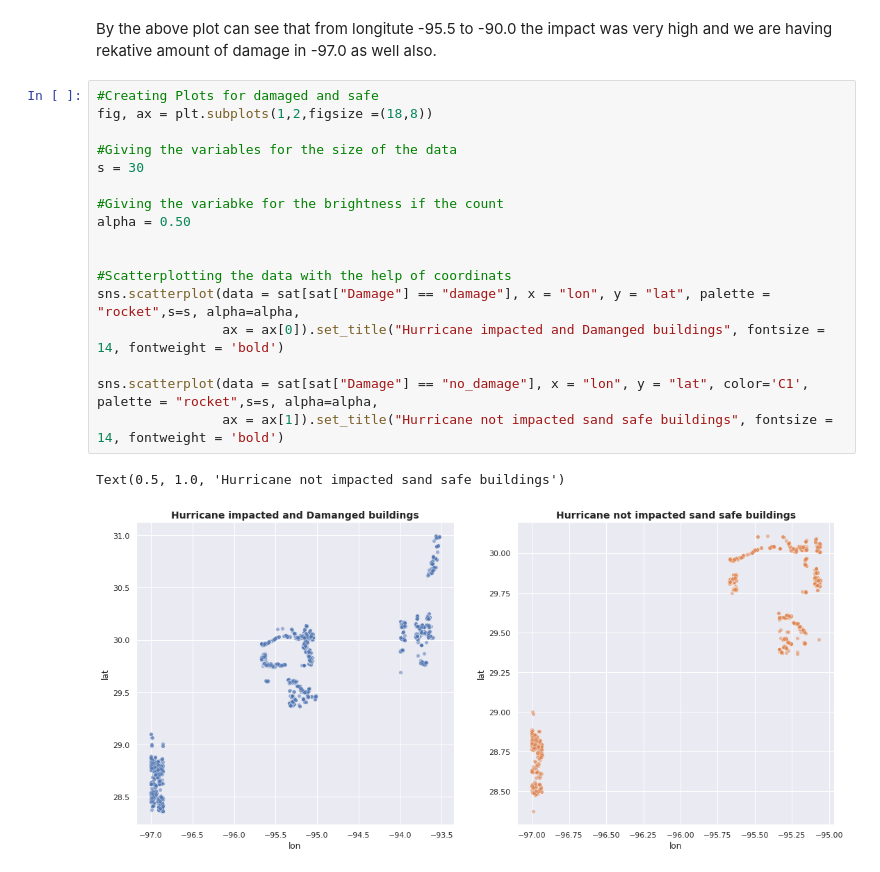
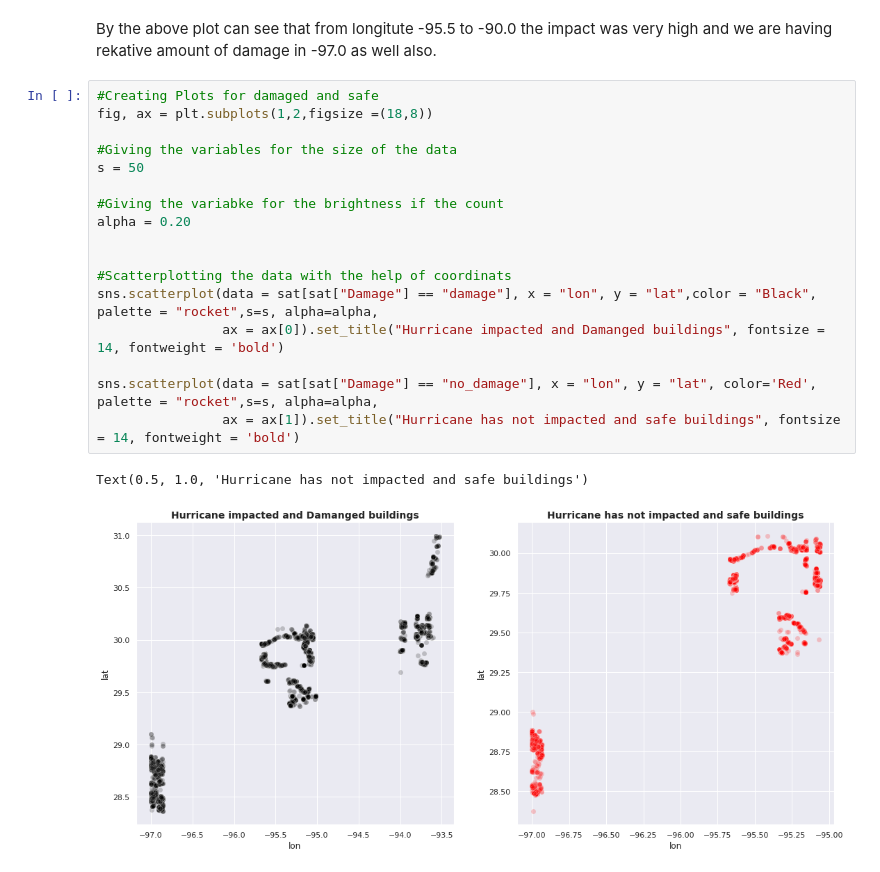
Before and after one commit to harimadhavan2000/AI2_P2, a Jupyter notebook: Univ_ai_Project_.ipynb, the cells around one changed output. Cells and saved outputs as stored; diff of their text form.

Commit message:
EDA for the satellite imagery to classify the structural Damage caused by the Hurricane

```diff
--- a/Univ_ai_Project_.ipynb
+++ b/Univ_ai_Project_.ipynb
@@ -191,20 +191,20 @@ By the above plot can see that from longitute -95.5 to -90.0 the impact was very
 # %%
 #Creating Plots for damaged and safe
 fig, ax = plt.subplots(1,2,figsize =(18,8))
 
 #Giving the variables for the size of the data
-s = 30
+s = 50
 
 #Giving the variabke for the brightness if the count
-alpha = 0.50
+alpha = 0.20
 
 
 #Scatterplotting the data with the help of coordinats
-sns.scatterplot(data = sat[sat["Damage"] == "damage"], x = "lon", y = "lat", palette = "rocket",s=s, alpha=alpha,
+sns.scatterplot(data = sat[sat["Damage"] == "damage"], x = "lon", y = "lat",color = "Black", palette = "rocket",s=s, alpha=alpha,
                 ax = ax[0]).set_title("Hurricane impacted and Damanged buildings", fontsize = 14, fontweight = 'bold')
 
-sns.scatterplot(data = sat[sat["Damage"] == "no_damage"], x = "lon", y = "lat", color='C1', palette = "rocket",s=s, alpha=alpha,
-                ax = ax[1]).set_title("Hurricane not impacted sand safe buildings", fontsize = 14, fontweight = 'bold')
+sns.scatterplot(data = sat[sat["Damage"] == "no_damage"], x = "lon", y = "lat", color='Red', palette = "rocket",s=s, alpha=alpha,
+                ax = ax[1]).set_title("Hurricane has not impacted and safe buildings", fontsize = 14, fontweight = 'bold')
 # %% [output]
-Text(0.5, 1.0, 'Hurricane not impacted sand safe buildings')
+Text(0.5, 1.0, 'Hurricane has not impacted and safe buildings')
-[figure, old version]
+[figure, new version]
```
Also changed, not shown: parts of 3 cells of this notebook.
